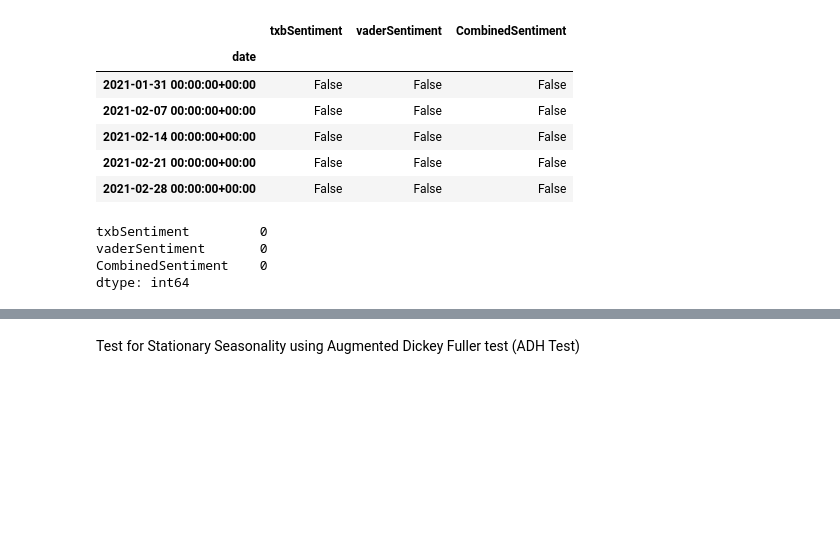
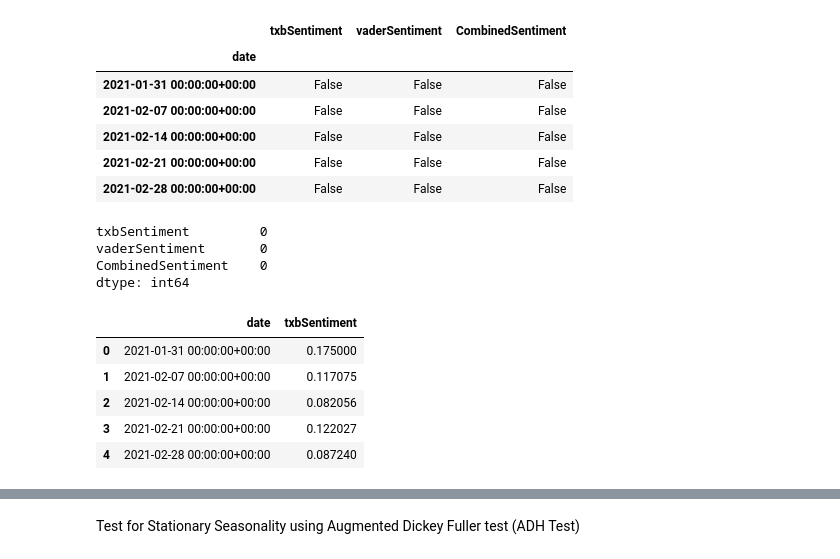
Before and after one commit to sba22230/CA_4_SocialMediaStreaming, a Jupyter notebook: CA 4 Twitter Sentiment Analysis.ipynb, the cells around one changed output, grey strips where cells are left out. Saved outputs shown, nothing was run; the diff lists cells and outputs as text; code cells hidden in the pictures; blank space fills up the shorter version.

```diff
--- a/CA 4 Twitter Sentiment Analysis.ipynb
+++ b/CA 4 Twitter Sentiment Analysis.ipynb
@@ -2118,6 +2123,15 @@ txbSentiment         0
 vaderSentiment       0
 CombinedSentiment    0
 dtype: int64
+# %%
+df.head()
+# %% [output]
+|  | date | txbSentiment |
+| 0 | 2021-01-31 00:00:00+00:00 | 0.175000 |
+| 1 | 2021-02-07 00:00:00+00:00 | 0.117075 |
+| 2 | 2021-02-14 00:00:00+00:00 | 0.082056 |
+| 3 | 2021-02-21 00:00:00+00:00 | 0.122027 |
+| 4 | 2021-02-28 00:00:00+00:00 | 0.087240 |
 # %%
 # function to display trends and seasonality
 def plot_trend_seasonality(df, col):
```
Also changed, not shown: parts of 31 cells of this notebook, 2 other files.
